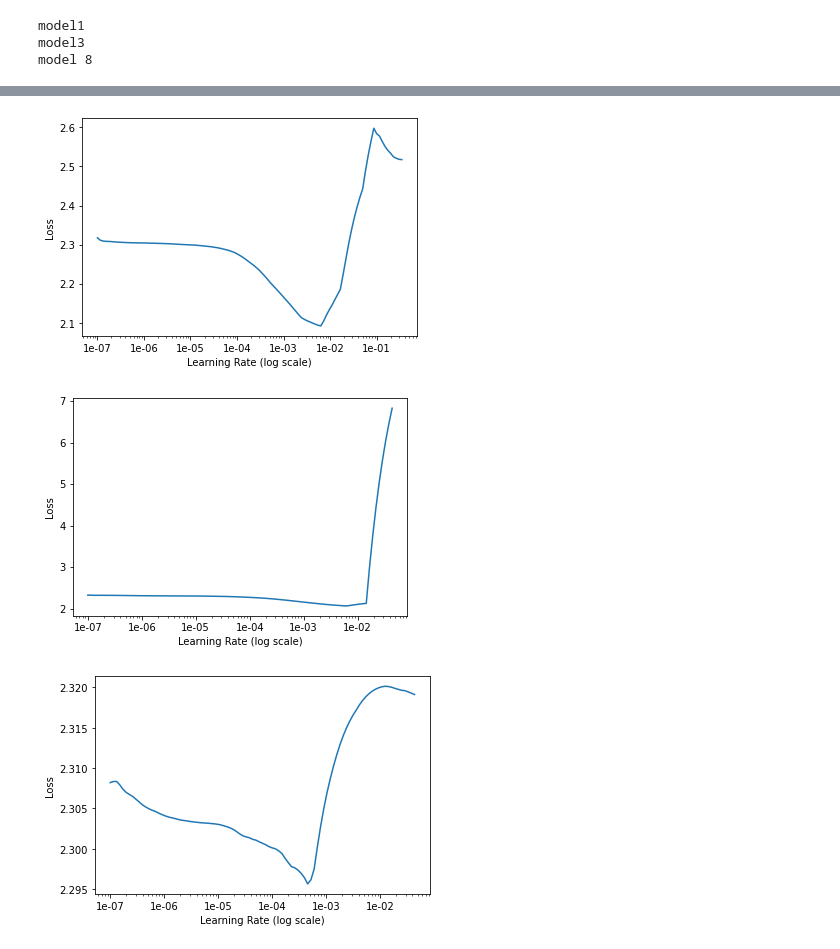
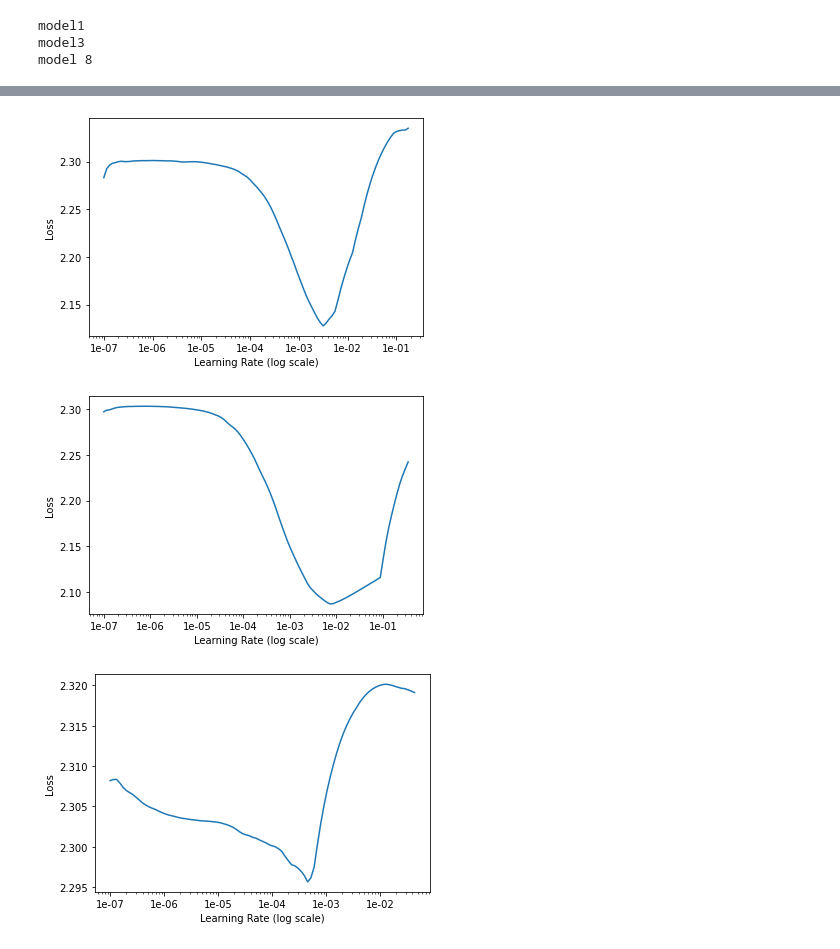
Before and after one commit to rosez/Springboard, a Jupyter notebook: CapstoneTwo/lrFinderCapstone2.ipynb, the cells around one changed output, grey strips where cells are left out. Drawn from its saved outputs; the diff is of its cells as text; code cells hidden in the pictures.

```diff
--- a/CapstoneTwo/lrFinderCapstone2.ipynb
+++ b/CapstoneTwo/lrFinderCapstone2.ipynb
@@ -1129,11 +1089,11 @@ lr_finder1.plot(90)
 # %%
-lr_finder3.plot(90)
+lr_finder3.plot(95)
 # %% [output]
-[figure, old version]
+[figure, new version]
 # %%
-lr_finder6.plot(105)
+lr_finder6.plot(90)
 # %% [output]
-[figure, old version]
+[figure, new version]
 # %%
 lr_finder7.plot(105)
 # %% [output]
```
Also changed, not shown: parts of 39 cells of this notebook, 1 other file.
